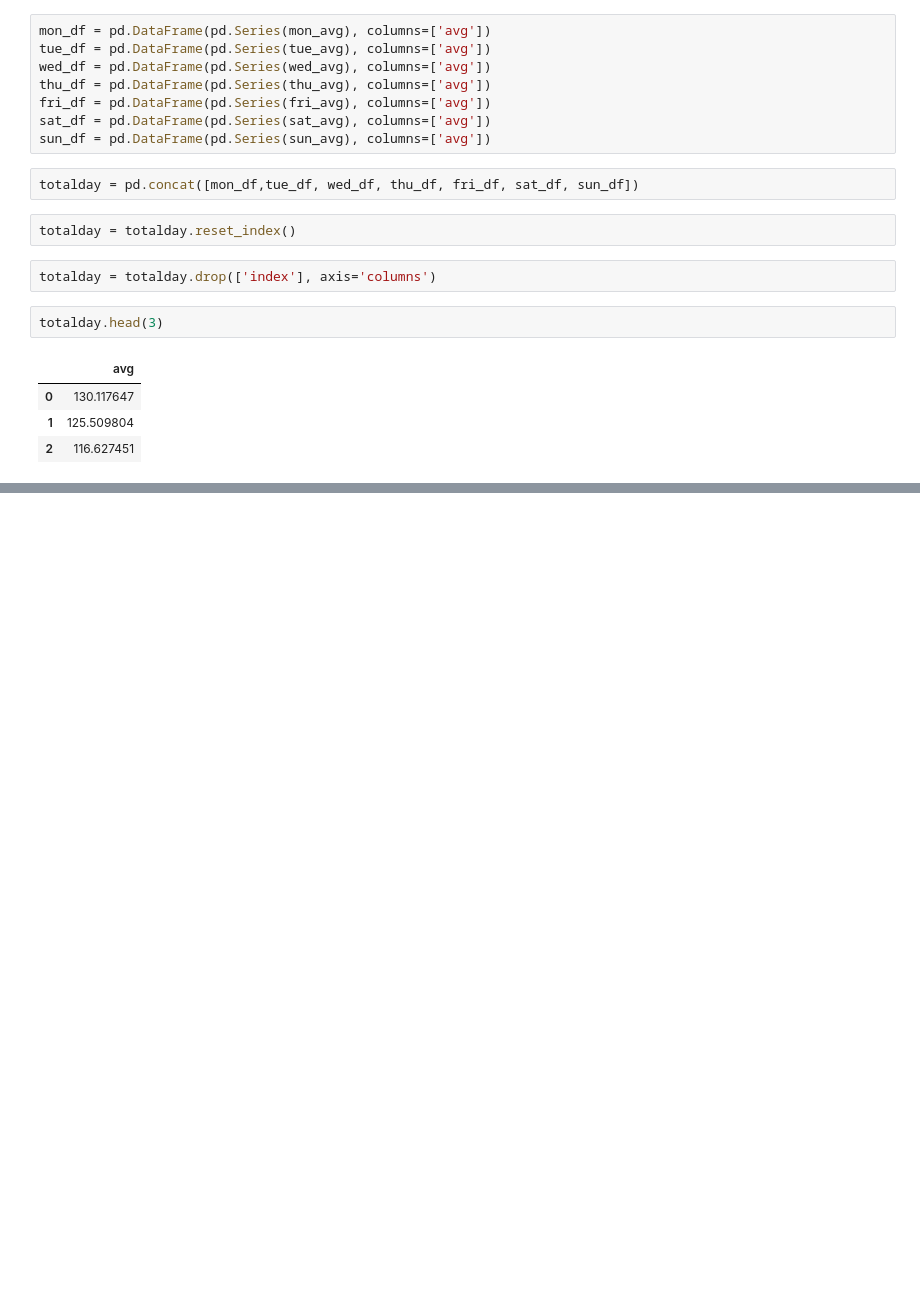
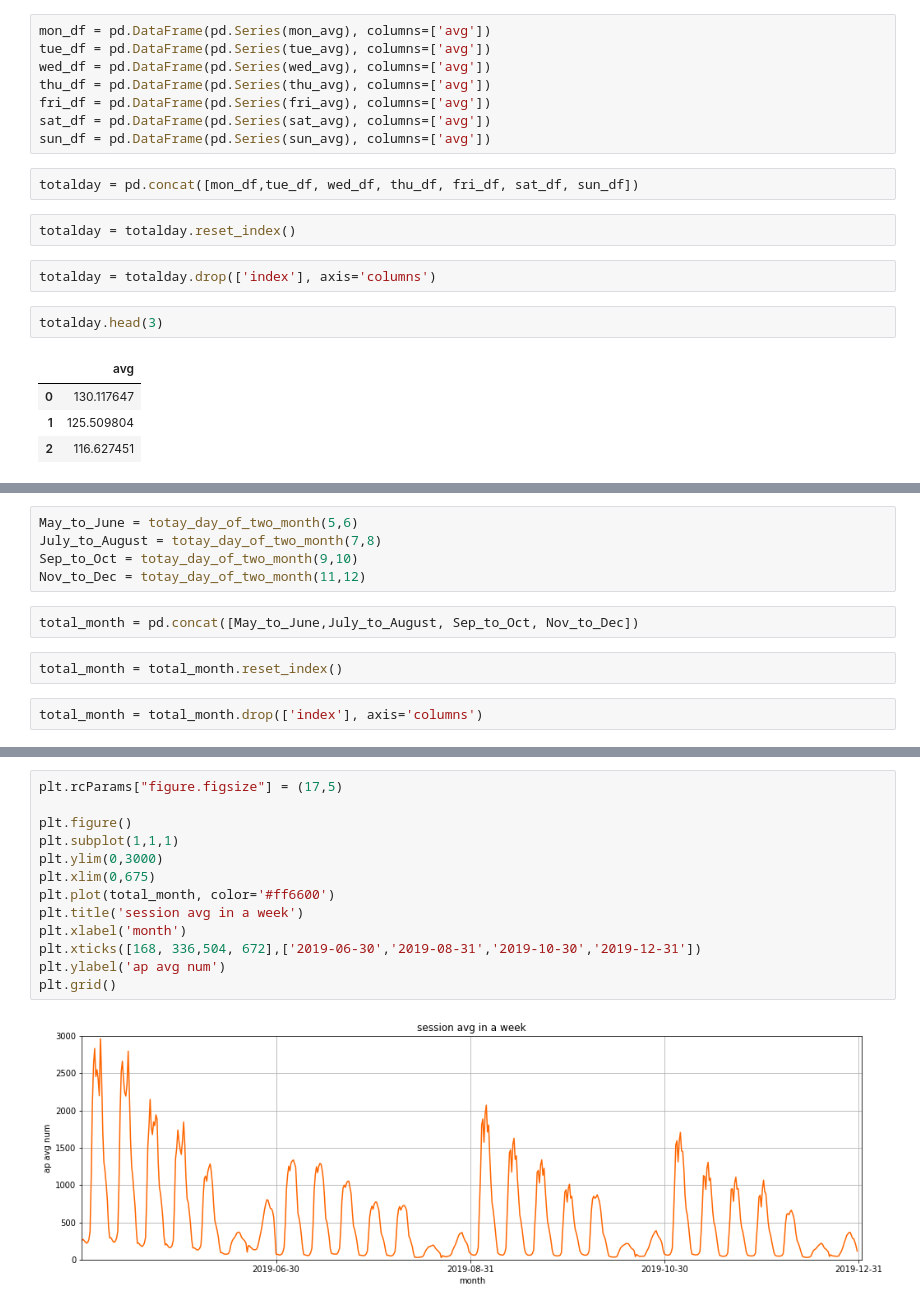
Before and after one commit to leeEunJooo/NetworkAssociation, a Jupyter notebook: 데이터 주기성.ipynb, the cells around one changed output, grey strips where cells are left out. Saved outputs shown, nothing was run; the diff lists cells and outputs as text; blank space fills up the shorter version.

```diff
--- a/데이터 주기성.ipynb
+++ b/데이터 주기성.ipynb
@@ -184,0 +262,11 @@ plt.grid()
+# %%
+May_to_June = totay_day_of_two_month(5,6)
+July_to_August = totay_day_of_two_month(7,8)
+Sep_to_Oct = totay_day_of_two_month(9,10)
+Nov_to_Dec = totay_day_of_two_month(11,12)
+# %%
+total_month = pd.concat([May_to_June,July_to_August, Sep_to_Oct, Nov_to_Dec])
+# %%
+total_month = total_month.reset_index()
+# %%
+total_month = total_month.drop(['index'], axis='columns')
@@ -184,0 +280,15 @@ plt.grid()
+# %%
+plt.rcParams["figure.figsize"] = (17,5)
+
+plt.figure()
+plt.subplot(1,1,1)
+plt.ylim(0,3000)
+plt.xlim(0,675)
+plt.plot(total_month, color='#ff6600')
+plt.title('session avg in a week')
+plt.xlabel('month')
+plt.xticks([168, 336,504, 672],['2019-06-30','2019-08-31','2019-10-30','2019-12-31'])
+plt.ylabel('ap avg num')
+plt.grid()
+# %% [output]
+[figure, added]
```
Also changed, not shown: parts of 19 cells of this notebook.
